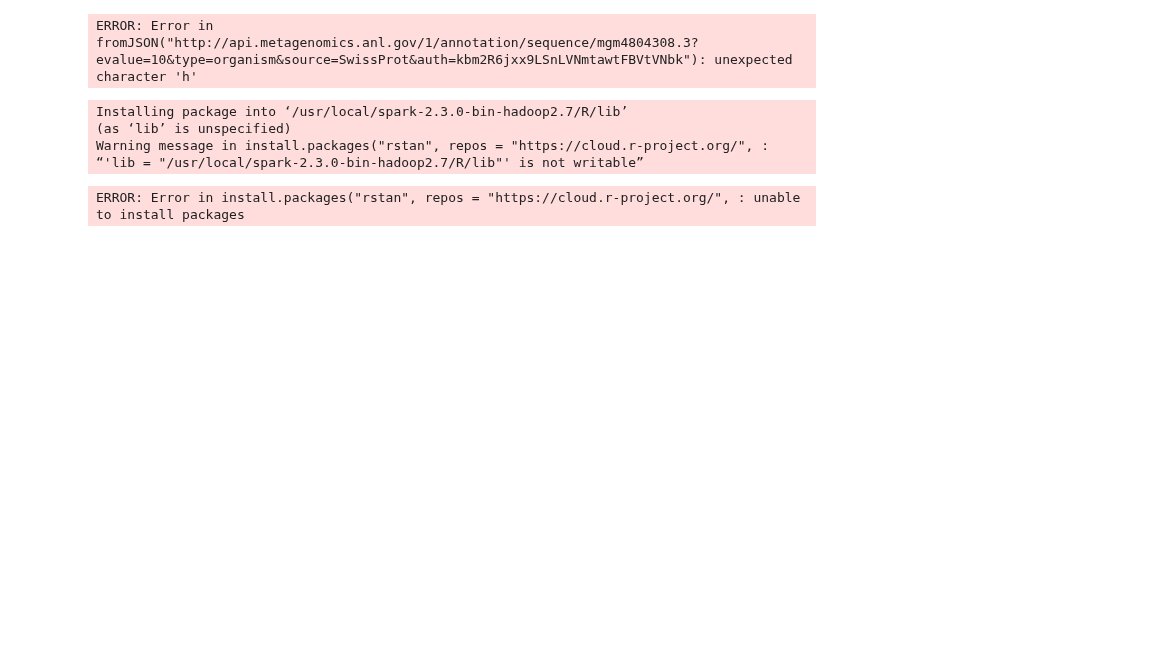
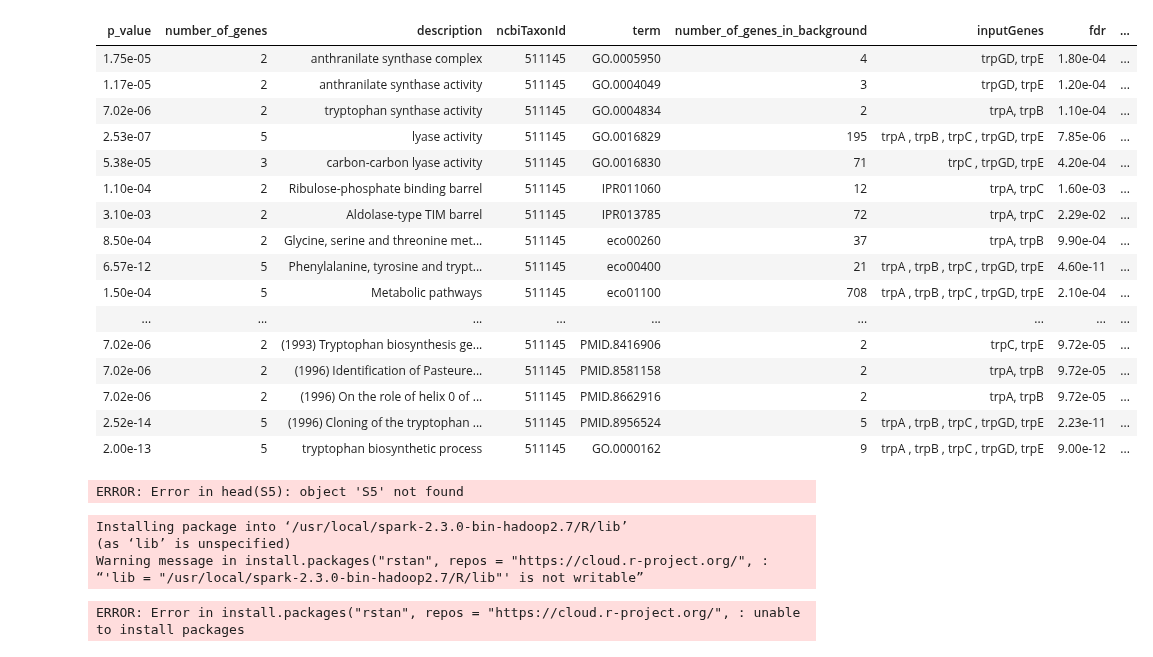
Before and after one commit to animesh/notebooks, a Jupyter notebook: ayuMGrast.ipynb, the cells around one changed output. Cells and saved outputs as stored; diff of their text form; code cells hidden in the pictures; blank space fills up the shorter version.

```diff
--- a/ayuMGrast.ipynb
+++ b/ayuMGrast.ipynb
@@ -1,17 +1,36 @@
 # %%
 #install.packages('jsonlite')
 library(jsonlite)
-S5 <- fromJSON("http://api.metagenomics.anl.gov/1/annotation/sequence/mgm4804308.3?evalue=10&type=organism&source=SwissProt&auth=kbm2R6jxx9LSnLVNmtawtFBVtVNbk")
+fromJSON("https://string-db.org/api/json/enrichment?identifiers=trpA%0dtrpB%0dtrpC%0dtrpE%0dtrpGD&species=511145")
+#rjson::fromJSON(
+#S5 <- fromJSON("http://api.metagenomics.anl.gov/1/annotation/sequence/mgm4804308.3?evalue=10&type=organism&source=SwissProt&auth=kbm2R6jxx9LSnLVNmtawtFBVtVNbk")
 head(S5)
 
 #S5-mgm4804308.3
 #http://api.metagenomics.anl.gov/1/annotation/sequence/mgm4804308.3?evalue=10&type=organism&source=SwissProt&auth=kbm2R6jxx9LSnLVNmtawtFBVtVNbk
 #s13_R2- https://api-ui.mg-rast.org/metagenome/72d6f57b296d676d343638363631342e33?verbosity=stats&detail=ontology&auth=kbm2R6jxx9LSnLVNmtawtFBVtVNbk
 
 #http://api.mg-rast.org/api.html#metagenome
 #http://api.metagenomics.anl.gov/1/annotation/sequence/mmgm4804308.3?evalue=10&type=organism&source=SwissProt&auth=kbm2R6jxx9LSnLVNmtawtFBVtVNbk
 # %% [output]
+| p_value | number_of_genes | description | ncbiTaxonId | term | number_of_genes_in_background | inputGenes | fdr | ... |
+| 1.75e-05 | 2 | anthranilate synthase complex | 511145 | GO.0005950 | 4 | trpGD, trpE | 1.80e-04 | ... |
+| 1.17e-05 | 2 | anthranilate synthase activity | 511145 | GO.0004049 | 3 | trpGD, trpE | 1.20e-04 | ... |
+| 7.02e-06 | 2 | tryptophan synthase activity | 511145 | GO.0004834 | 2 | trpA, trpB | 1.10e-04 | ... |
+| 2.53e-07 | 5 | lyase activity | 511145 | GO.0016829 | 195 | trpA , trpB , trpC , trpGD, trpE | 7.85e-06 | ... |
+| 5.38e-05 | 3 | carbon-carbon lyase activity | 511145 | GO.0016830 | 71 | trpC , trpGD, trpE | 4.20e-04 | ... |
+| 1.10e-04 | 2 | Ribulose-phosphate binding barrel | 511145 | IPR011060 | 12 | trpA, trpC | 1.60e-03 | ... |
+| 3.10e-03 | 2 | Aldolase-type TIM barrel | 511145 | IPR013785 | 72 | trpA, trpC | 2.29e-02 | ... |
+| 8.50e-04 | 2 | Glycine, serine and threonine met... | 511145 | eco00260 | 37 | trpA, trpB | 9.90e-04 | ... |
+| 6.57e-12 | 5 | Phenylalanine, tyrosine and trypt... | 511145 | eco00400 | 21 | trpA , trpB , trpC , trpGD, trpE | 4.60e-11 | ... |
+| 1.50e-04 | 5 | Metabolic pathways | 511145 | eco01100 | 708 | trpA , trpB , trpC , trpGD, trpE | 2.10e-04 | ... |
+| ... | ... | ... | ... | ... | ... | ... | ... | ... |
+| 7.02e-06 | 2 | (1993) Tryptophan biosynthesis ge... | 511145 | PMID.8416906 | 2 | trpC, trpE | 9.72e-05 | ... |
+| 7.02e-06 | 2 | (1996) Identification of Pasteure... | 511145 | PMID.8581158 | 2 | trpA, trpB | 9.72e-05 | ... |
+| 7.02e-06 | 2 | (1996) On the role of helix 0 of ... | 511145 | PMID.8662916 | 2 | trpA, trpB | 9.72e-05 | ... |
+| 2.52e-14 | 5 | (1996) Cloning of the tryptophan ... | 511145 | PMID.8956524 | 5 | trpA , trpB , trpC , trpGD, trpE | 2.23e-11 | ... |
+| 2.00e-13 | 5 | tryptophan biosynthetic process | 511145 | GO.0000162 | 9 | trpA , trpB , trpC , trpGD, trpE | 9.00e-12 | ... |
-ERROR: Error in fromJSON("http://api.metagenomics.anl.gov/1/annotation/sequence/mgm4804308.3?evalue=10&type=organism&source=SwissProt&auth=kbm2R6jxx9LSnLVNmtawtFBVtVNbk"): unexpected character 'h'
+ERROR: Error in head(S5): object 'S5' not found
 # %%
 install.packages("rstan", repos = "https://cloud.r-project.org/", dependencies = TRUE)
 # %% [output]
```
Also changed, not shown: 2 other files.
